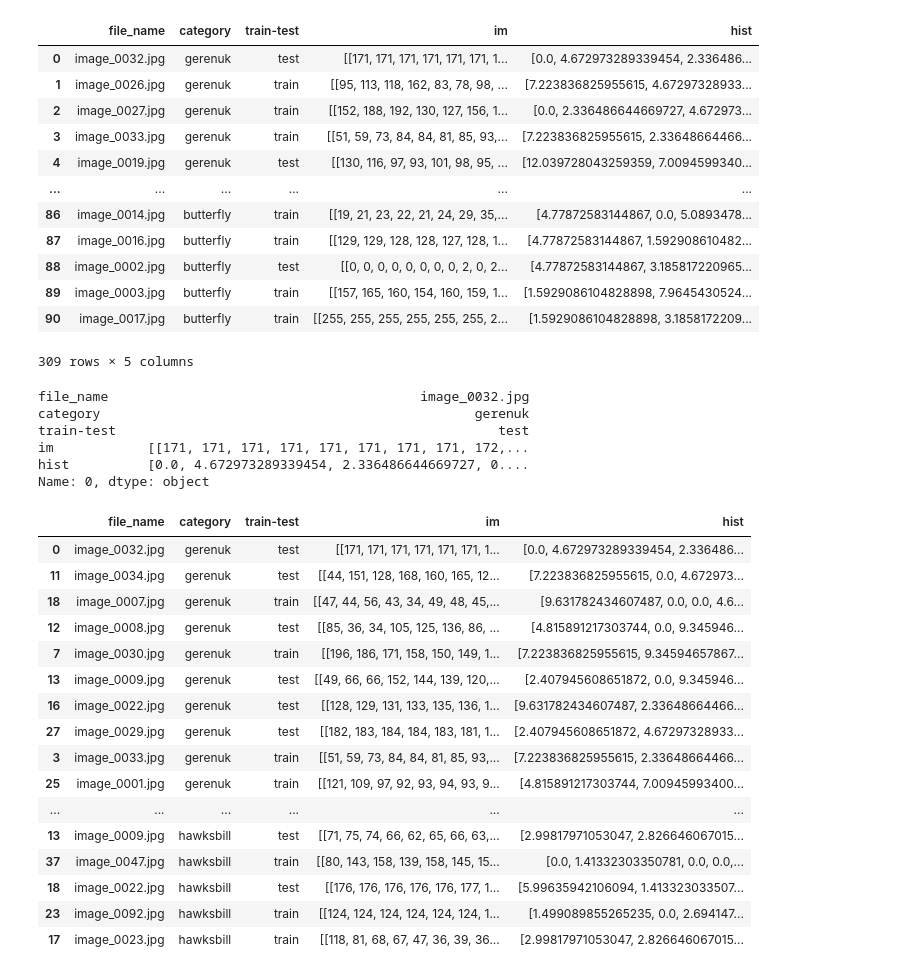
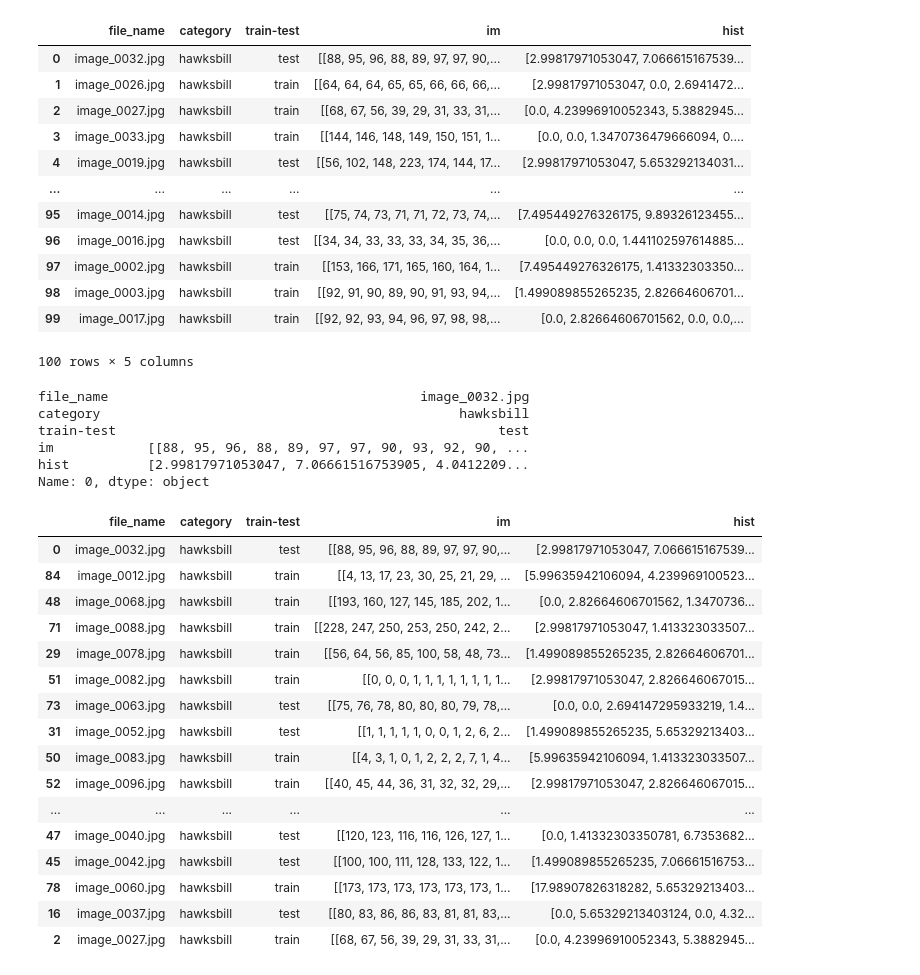
Before and after one commit to Cyrkryta/vision-image-processing, a Jupyter notebook: assignment-4/assignment4.ipynb, the cells around one changed output. Saved outputs shown, nothing was run; the diff lists cells and outputs as text; code cells hidden in the pictures.

```diff
--- a/assignment-4/assignment4.ipynb
+++ b/assignment-4/assignment4.ipynb
@@ -200,23 +201,26 @@ category_dir_list = [os.path.join(category_path, category) for category in categ
 for category_dir in category_dir_list:
     gen_table(category_dir)
 # %%
-df_list = [pd.DataFrame(table) for table in category_tables]
-merged_tables = pd.concat(df_list)
-merged_tables
+# df_list = [pd.DataFrame(table) for table in category_tables]
+# merged_tables = pd.concat(df_list)
+# merged_tables
+
+tb = pd.DataFrame(category_tables[1])
+tb
 # %% [output]
 |  | file_name | category | train-test | im | hist |
-| 0 | image_0032.jpg | gerenuk | test | [[171, 171, 171, 171, 171, 171, 1... | [0.0, 4.672973289339454, 2.336486... |
-| 1 | image_0026.jpg | gerenuk | train | [[95, 113, 118, 162, 83, 78, 98, ... | [7.223836825955615, 4.67297328933... |
-| 2 | image_0027.jpg | gerenuk | train | [[152, 188, 192, 130, 127, 156, 1... | [0.0, 2.336486644669727, 4.672973... |
-| 3 | image_0033.jpg | gerenuk | train | [[51, 59, 73, 84, 84, 81, 85, 93,... | [7.223836825955615, 2.33648664466... |
-| 4 | image_0019.jpg | gerenuk | test | [[130, 116, 97, 93, 101, 98, 95, ... | [12.039728043259359, 7.0094599340... |
+| 0 | image_0032.jpg | hawksbill | test | [[88, 95, 96, 88, 89, 97, 97, 90,... | [2.99817971053047, 7.066615167539... |
+| 1 | image_0026.jpg | hawksbill | train | [[64, 64, 64, 65, 65, 66, 66, 66,... | [2.99817971053047, 0.0, 2.6941472... |
+| 2 | image_0027.jpg | hawksbill | train | [[68, 67, 56, 39, 29, 31, 33, 31,... | [0.0, 4.23996910052343, 5.3882945... |
+| 3 | image_0033.jpg | hawksbill | train | [[144, 146, 148, 149, 150, 151, 1... | [0.0, 0.0, 1.3470736479666094, 0.... |
+| 4 | image_0019.jpg | hawksbill | test | [[56, 102, 148, 223, 174, 144, 17... | [2.99817971053047, 5.653292134031... |
 | ... | ... | ... | ... | ... | ... |
-| 86 | image_0014.jpg | butterfly | train | [[19, 21, 23, 22, 21, 24, 29, 35,... | [4.77872583144867, 0.0, 5.0893478... |
-| 87 | image_0016.jpg | butterfly | train | [[129, 129, 128, 128, 127, 128, 1... | [4.77872583144867, 1.592908610482... |
-| 88 | image_0002.jpg | butterfly | test | [[0, 0, 0, 0, 0, 0, 0, 0, 2, 0, 2... | [4.77872583144867, 3.185817220965... |
-| 89 | image_0003.jpg | butterfly | train | [[157, 165, 160, 154, 160, 159, 1... | [1.5929086104828898, 7.9645430524... |
-| 90 | image_0017.jpg | butterfly | train | [[255, 255, 255, 255, 255, 255, 2... | [1.5929086104828898, 3.1858172209... |
+| 95 | image_0014.jpg | hawksbill | test | [[75, 74, 73, 71, 71, 72, 73, 74,... | [7.495449276326175, 9.89326123455... |
+| 96 | image_0016.jpg | hawksbill | test | [[34, 34, 33, 33, 33, 34, 35, 36,... | [0.0, 0.0, 0.0, 1.441102597614885... |
+| 97 | image_0002.jpg | hawksbill | train | [[153, 166, 171, 165, 160, 164, 1... | [7.495449276326175, 1.41332303350... |
+| 98 | image_0003.jpg | hawksbill | train | [[92, 91, 90, 89, 90, 91, 93, 94,... | [1.499089855265235, 2.82664606701... |
+| 99 | image_0017.jpg | hawksbill | train | [[92, 92, 93, 94, 96, 97, 98, 98,... | [0.0, 2.82664606701562, 0.0, 0.0,... |
-309 rows × 5 columns
+100 rows × 5 columns
 # %%
 def common_words(hist1, hist2):
     min = np.minimum(hist1, hist2)
@@ -227,55 +231,57 @@ def euclidian(hist1, hist2):
     hist2 = hist2 / np.linalg.norm(hist2)
 
     return np.linalg.norm(hist1 - hist2)
 
 def bhattacharyya(hist1, hist2):
     hist1 = hist1 / np.linalg.norm(hist1)
     hist2 = hist2 / np.linalg.norm(hist2)
 
     return np.sum((hist1*hist2)**.5)
 
 def retrieve(df,  measure, retrieve=0):
     retrieval_img = df.iloc[retrieve]
     print(retrieval_img)
 
     distances = []
     for index, row in df.iterrows():
         dist = measure(retrieval_img.loc["hist"], row.loc["hist"])
         distances.append((dist, index))
 
     distances = sorted(distances, key = lambda x:x[0])
 
     indexes = [dist[1] for dist in distances]
 
-    return merged_tables.iloc[indexes]
+    #return merged_tables.iloc[indexes]
+    return tb.iloc[indexes]
 
 
-results = retrieve(merged_tables, measure=euclidian, retrieve=0)
-results.iloc[:40]
+#results = retrieve(merged_tables, measure=euclidian, retrieve=0)
+results = retrieve(tb, measure=euclidian, retrieve=0)
+results.iloc[:20]
 # %% [output]
 file_name                                        image_0032.jpg
-category                                                gerenuk
+category                                              hawksbill
 train-test                                                 test
-im            [[171, 171, 171, 171, 171, 171, 171, 171, 172,...
-hist          [0.0, 4.672973289339454, 2.336486644669727, 0....
+im            [[88, 95, 96, 88, 89, 97, 97, 90, 93, 92, 90, ...
+hist          [2.99817971053047, 7.06661516753905, 4.0412209...
 Name: 0, dtype: object
 |  | file_name | category | train-test | im | hist |
-| 0 | image_0032.jpg | gerenuk | test | [[171, 171, 171, 171, 171, 171, 1... | [0.0, 4.672973289339454, 2.336486... |
-| 11 | image_0034.jpg | gerenuk | test | [[44, 151, 128, 168, 160, 165, 12... | [7.223836825955615, 0.0, 4.672973... |
-| 18 | image_0007.jpg | gerenuk | train | [[47, 44, 56, 43, 34, 49, 48, 45,... | [9.631782434607487, 0.0, 0.0, 4.6... |
-| 12 | image_0008.jpg | gerenuk | test | [[85, 36, 34, 105, 125, 136, 86, ... | [4.815891217303744, 0.0, 9.345946... |
-| 7 | image_0030.jpg | gerenuk | train | [[196, 186, 171, 158, 150, 149, 1... | [7.223836825955615, 9.34594657867... |
-| 13 | image_0009.jpg | gerenuk | test | [[49, 66, 66, 152, 144, 139, 120,... | [2.407945608651872, 0.0, 9.345946... |
-| 16 | image_0022.jpg | gerenuk | test | [[128, 129, 131, 133, 135, 136, 1... | [9.631782434607487, 2.33648664466... |
-| 27 | image_0029.jpg | gerenuk | test | [[182, 183, 184, 184, 183, 181, 1... | [2.407945608651872, 4.67297328933... |
-| 3 | image_0033.jpg | gerenuk | train | [[51, 59, 73, 84, 84, 81, 85, 93,... | [7.223836825955615, 2.33648664466... |
-| 25 | image_0001.jpg | gerenuk | train | [[121, 109, 97, 92, 93, 94, 93, 9... | [4.815891217303744, 7.00945993400... |
+| 0 | image_0032.jpg | hawksbill | test | [[88, 95, 96, 88, 89, 97, 97, 90,... | [2.99817971053047, 7.066615167539... |
+| 84 | image_0012.jpg | hawksbill | train | [[4, 13, 17, 23, 30, 25, 21, 29, ... | [5.99635942106094, 4.239969100523... |
+| 48 | image_0068.jpg | hawksbill | train | [[193, 160, 127, 145, 185, 202, 1... | [0.0, 2.82664606701562, 1.3470736... |
+| 71 | image_0088.jpg | hawksbill | train | [[228, 247, 250, 253, 250, 242, 2... | [2.99817971053047, 1.413323033507... |
+| 29 | image_0078.jpg | hawksbill | train | [[56, 64, 56, 85, 100, 58, 48, 73... | [1.499089855265235, 2.82664606701... |
+| 51 | image_0082.jpg | hawksbill | train | [[0, 0, 0, 1, 1, 1, 1, 1, 1, 1, 1... | [2.99817971053047, 2.826646067015... |
+| 73 | image_0063.jpg | hawksbill | test | [[75, 76, 78, 80, 80, 80, 79, 78,... | [0.0, 0.0, 2.694147295933219, 1.4... |
+| 31 | image_0052.jpg | hawksbill | test | [[1, 1, 1, 1, 1, 0, 0, 1, 2, 6, 2... | [1.499089855265235, 5.65329213403... |
+| 50 | image_0083.jpg | hawksbill | train | [[4, 3, 1, 0, 1, 2, 2, 2, 7, 1, 4... | [5.99635942106094, 1.413323033507... |
+| 52 | image_0096.jpg | hawksbill | train | [[40, 45, 44, 36, 31, 32, 32, 29,... | [2.99817971053047, 2.826646067015... |
 | ... | ... | ... | ... | ... | ... |
-| 13 | image_0009.jpg | hawksbill | test | [[71, 75, 74, 66, 62, 65, 66, 63,... | [2.99817971053047, 2.826646067015... |
-| 37 | image_0047.jpg | hawksbill | train | [[80, 143, 158, 139, 158, 145, 15... | [0.0, 1.41332303350781, 0.0, 0.0,... |
-| 18 | image_0022.jpg | hawksbill | test | [[176, 176, 176, 176, 176, 177, 1... | [5.99635942106094, 1.413323033507... |
-| 23 | image_0092.jpg | hawksbill | train | [[124, 124, 124, 124, 124, 124, 1... | [1.499089855265235, 0.0, 2.694147... |
-| 17 | image_0023.jpg | hawksbill | train | [[118, 81, 68, 67, 47, 36, 39, 36... | [2.99817971053047, 2.826646067015... |
+| 47 | image_0040.jpg | hawksbill | test | [[120, 123, 116, 116, 126, 127, 1... | [0.0, 1.41332303350781, 6.7353682... |
+| 45 | image_0042.jpg | hawksbill | test | [[100, 100, 111, 128, 133, 122, 1... | [1.499089855265235, 7.06661516753... |
+| 78 | image_0060.jpg | hawksbill | train | [[173, 173, 173, 173, 173, 173, 1... | [17.98907826318282, 5.65329213403... |
+| 16 | image_0037.jpg | hawksbill | test | [[80, 83, 86, 86, 83, 81, 81, 83,... | [0.0, 5.65329213403124, 0.0, 4.32... |
+| 2 | image_0027.jpg | hawksbill | train | [[68, 67, 56, 39, 29, 31, 33, 31,... | [0.0, 4.23996910052343, 5.3882945... |
 # %%
 plt.imshow(results.iloc[16]["im"], cmap="gray", vmin=0, vmax=255)
 # %% [output]
```
Also changed, not shown: parts of 3 cells of this notebook.
